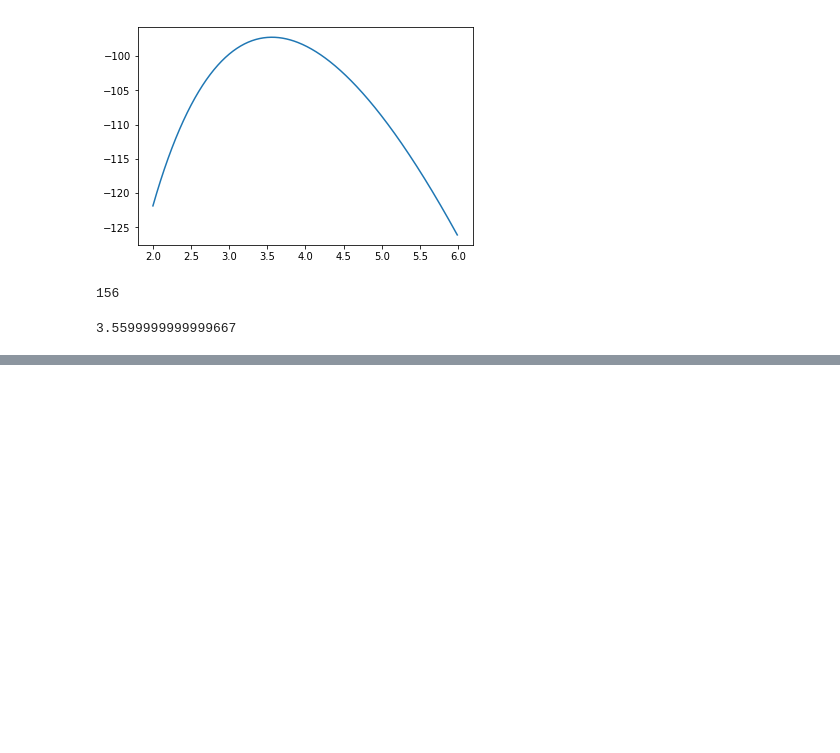
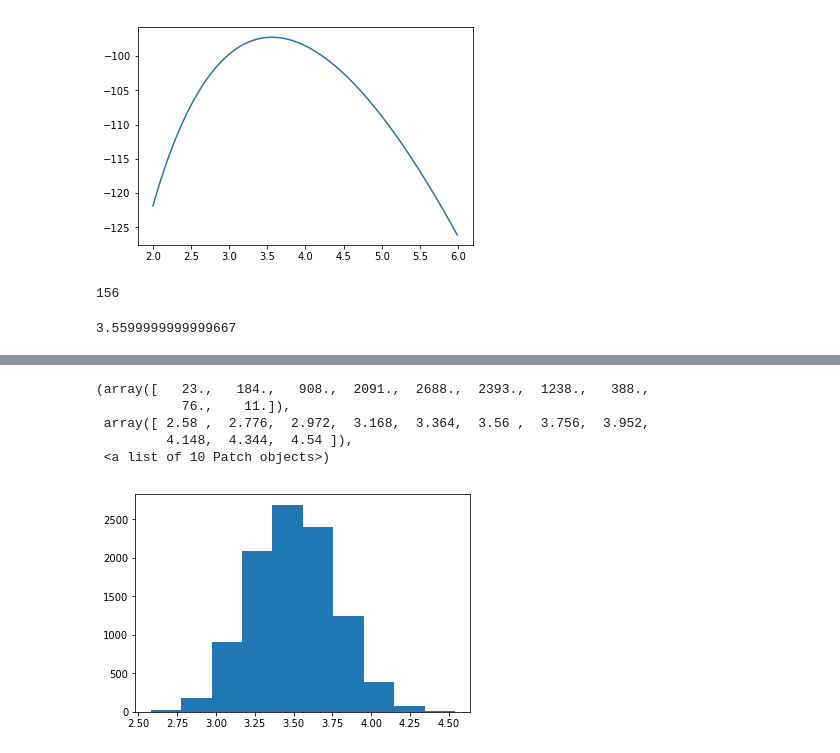
Before and after one commit to Aipakazuma/green_book, a Jupyter notebook: 2/2_確立分布と統計モデルの最尤推定.ipynb, the cells around one changed output, grey strips where cells are left out. Cells and saved outputs as stored; diff of their text form; code cells hidden in the pictures; blank space fills up the shorter version.

```diff
--- a/2/2_確立分布と統計モデルの最尤推定.ipynb
+++ b/2/2_確立分布と統計モデルの最尤推定.ipynb
@@ -185,0 +206,9 @@ __lambda[156]
+# %%
+plt.hist(rpois(10000, 50, 3.5).mean(axis=1))
+# %% [output]
+(array([   23.,   184.,   908.,  2091.,  2688.,  2393.,  1238.,   388.,
+           76.,    11.]),
+ array([ 2.58 ,  2.776,  2.972,  3.168,  3.364,  3.56 ,  3.756,  3.952,
+         4.148,  4.344,  4.54 ]),
+ <a list of 10 Patch objects>)
+[figure, added]
```
Also changed, not shown: parts of 10 cells of this notebook.
